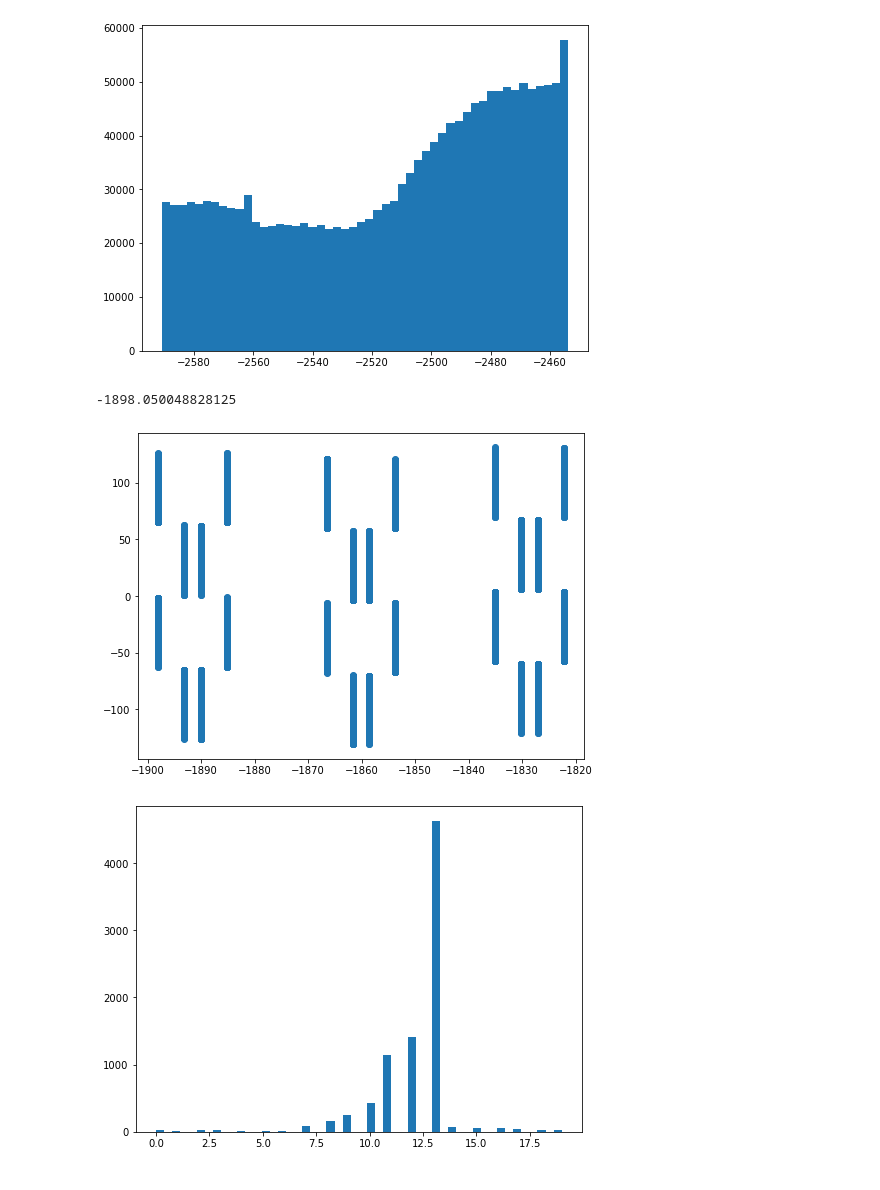
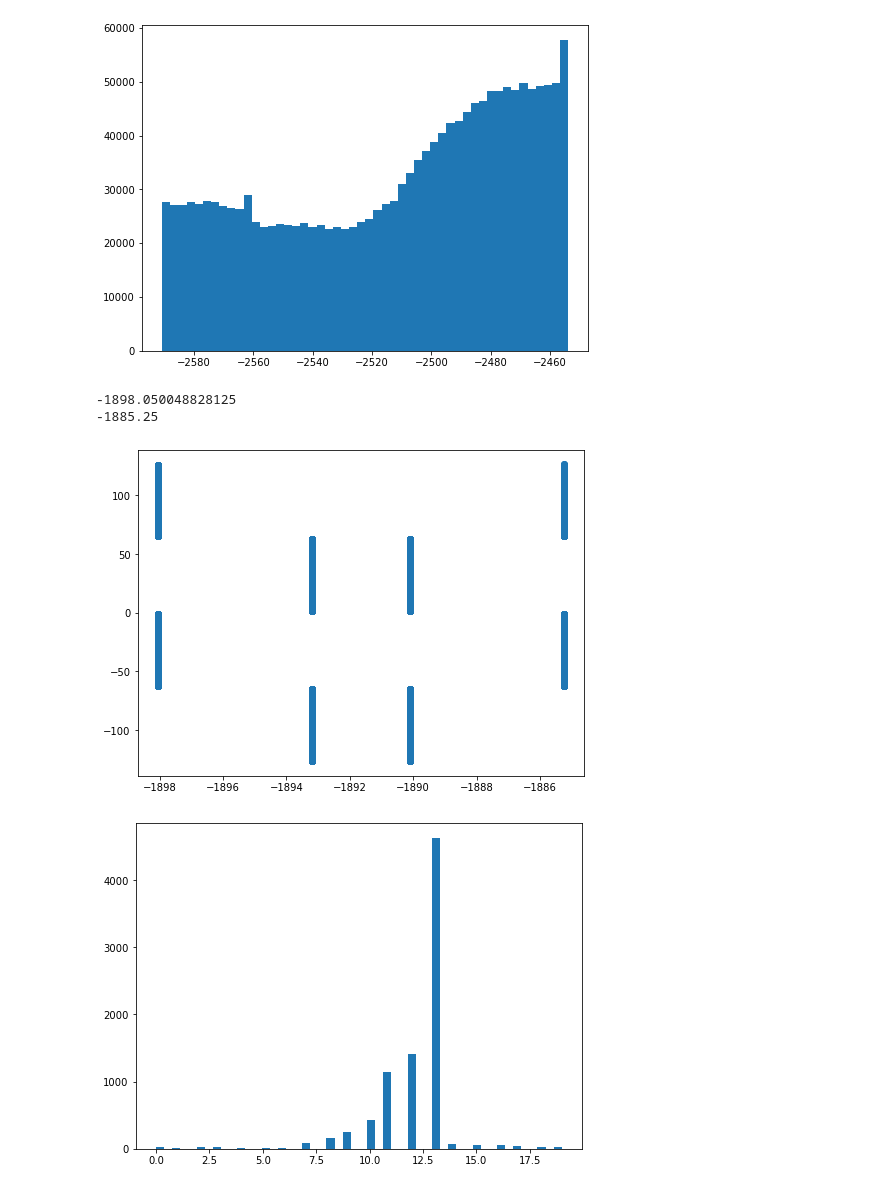
Before and after one commit to alig146/Emulsion-IFT-Matching, a Jupyter notebook: emulsion_IFT_matching.ipynb, the cells around one changed output. Saved outputs shown, nothing was run; the diff lists cells and outputs as text; code cells hidden in the pictures.

```diff
--- a/emulsion_IFT_matching.ipynb
+++ b/emulsion_IFT_matching.ipynb
@@ -159,13 +164,20 @@ plt.show()
 [figure]
 # %%
 plt.figure(figsize=(8, 6))
-cut = ak.where((ak.flatten(sct.SpacePoint_z)<-1000))
+# cut = ak.where((ak.flatten(sct.SpacePoint_z)<-1870))
+cut = ak.where((ak.flatten(sct.SpacePoint_z)<-1880))
+
 print(ak.min(ak.flatten(sct.SpacePoint_z)[cut]))
+print(ak.max(ak.flatten(sct.SpacePoint_z)[cut]))
+
 plt.plot(ak.flatten(sct.SpacePoint_z)[cut], ak.flatten(sct.SpacePoint_y)[cut], 'o')
+# plt.plot(ak.flatten(sct.SpacePoint_z), ak.flatten(sct.SpacePoint_y), 'o')
+
 plt.show()
 # %% [output]
 -1898.050048828125
+-1885.25
-[figure, old version]
+[figure, new version]
 # %%
 plt.figure(figsize=(8, 6))
 cut = ak.where((abs(ak.flatten(sct.Track_nDoF))<20))
```
Also changed, not shown: parts of 50 cells of this notebook, 1 other file.
